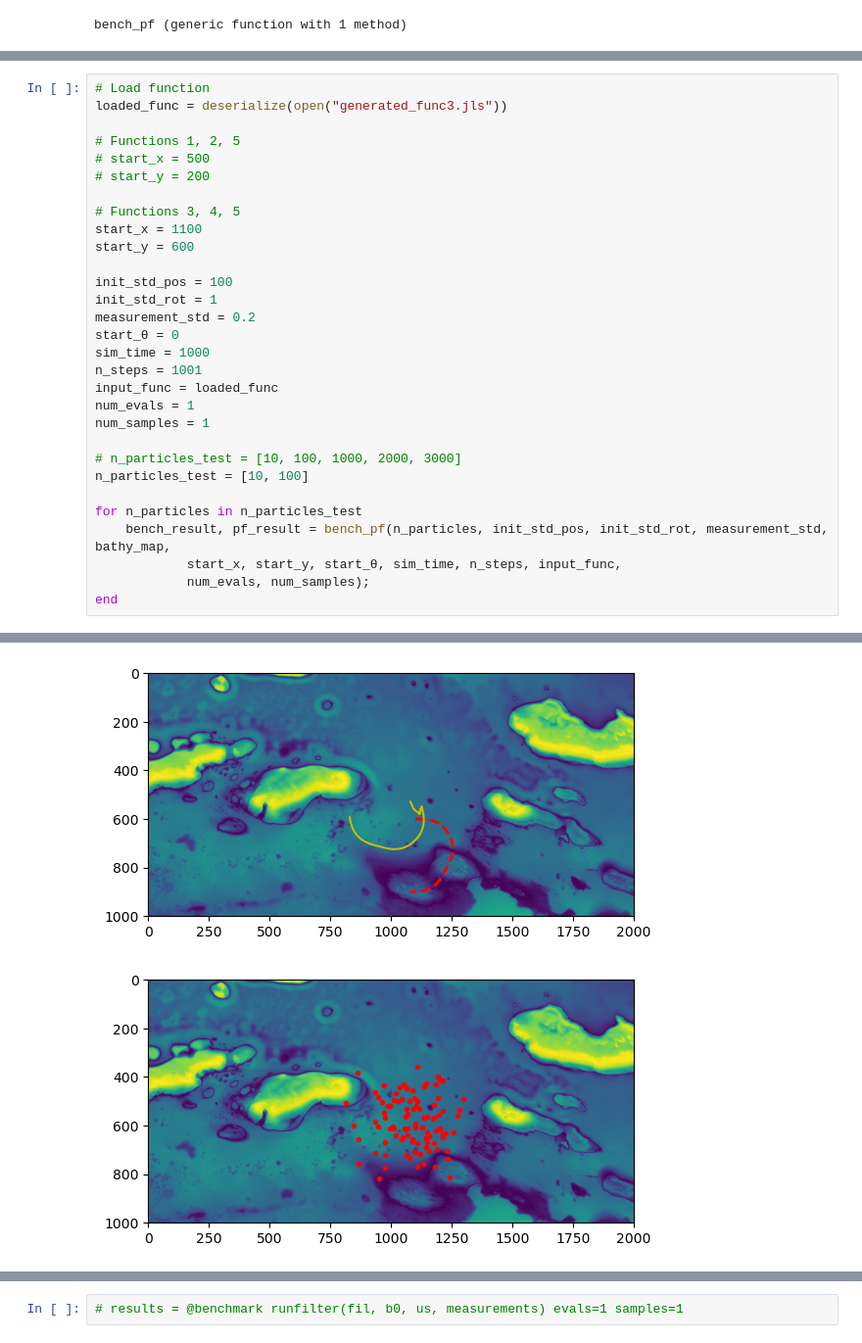
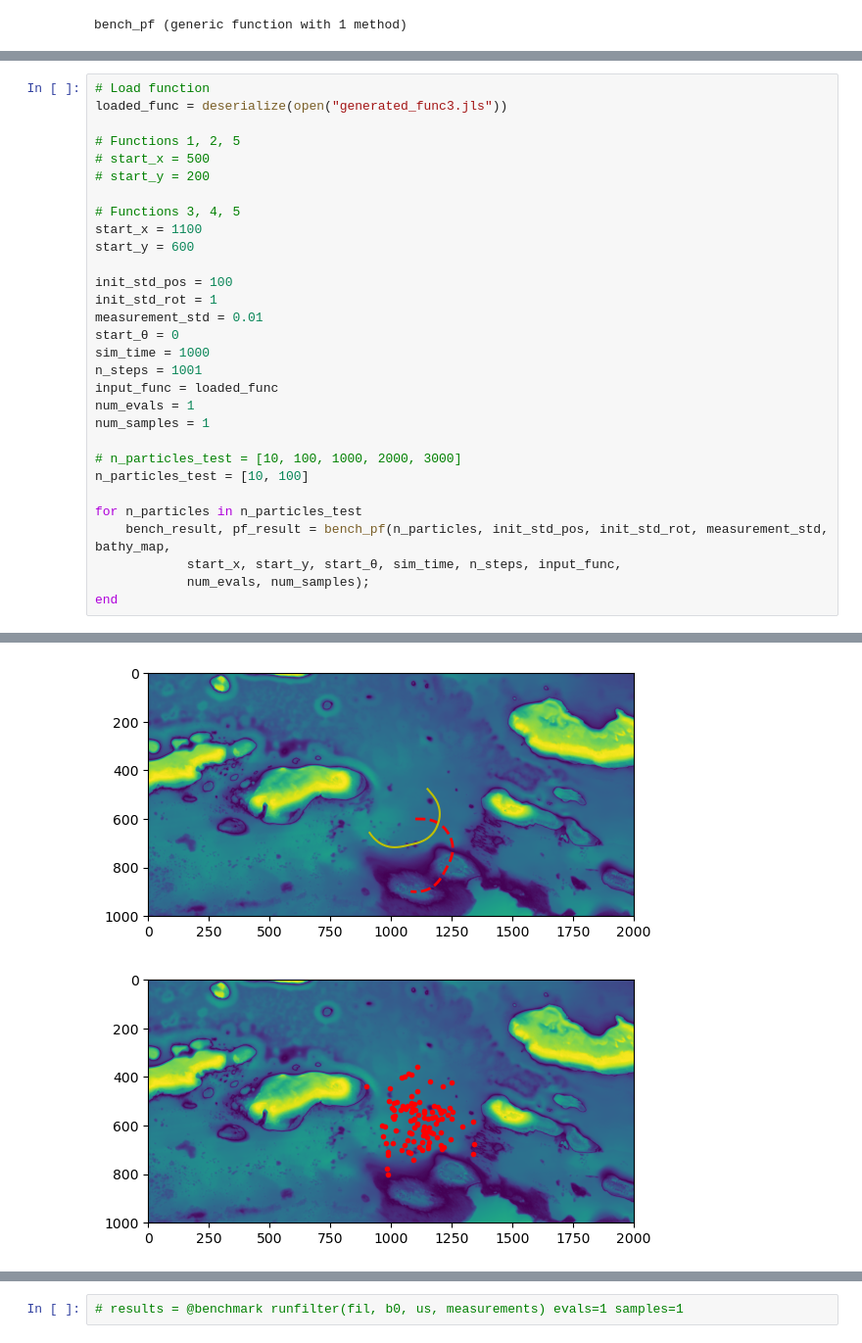
Before and after one commit to AmyPhung/GPUParticleFilter.jl, a Jupyter notebook: benchmarking.ipynb, the cells around one changed output, grey strips where cells are left out. Shown at 98% size. Drawn from its saved outputs; the diff is of its cells as text.

Commit message:
saving progress - plotting results

```diff
--- a/benchmarking.ipynb
+++ b/benchmarking.ipynb
@@ -336,7 +336,7 @@ start_y = 600
 
 init_std_pos = 100
 init_std_rot = 1
-measurement_std = 0.2
+measurement_std = 0.01
 start_θ = 0
 sim_time = 1000
 n_steps = 1001
@@ -359,2 +359,2 @@ end
-[figure, old version]
+[figure, new version]
-[figure, old version]
+[figure, new version]
```
Also changed, not shown: parts of 59 cells of this notebook.
